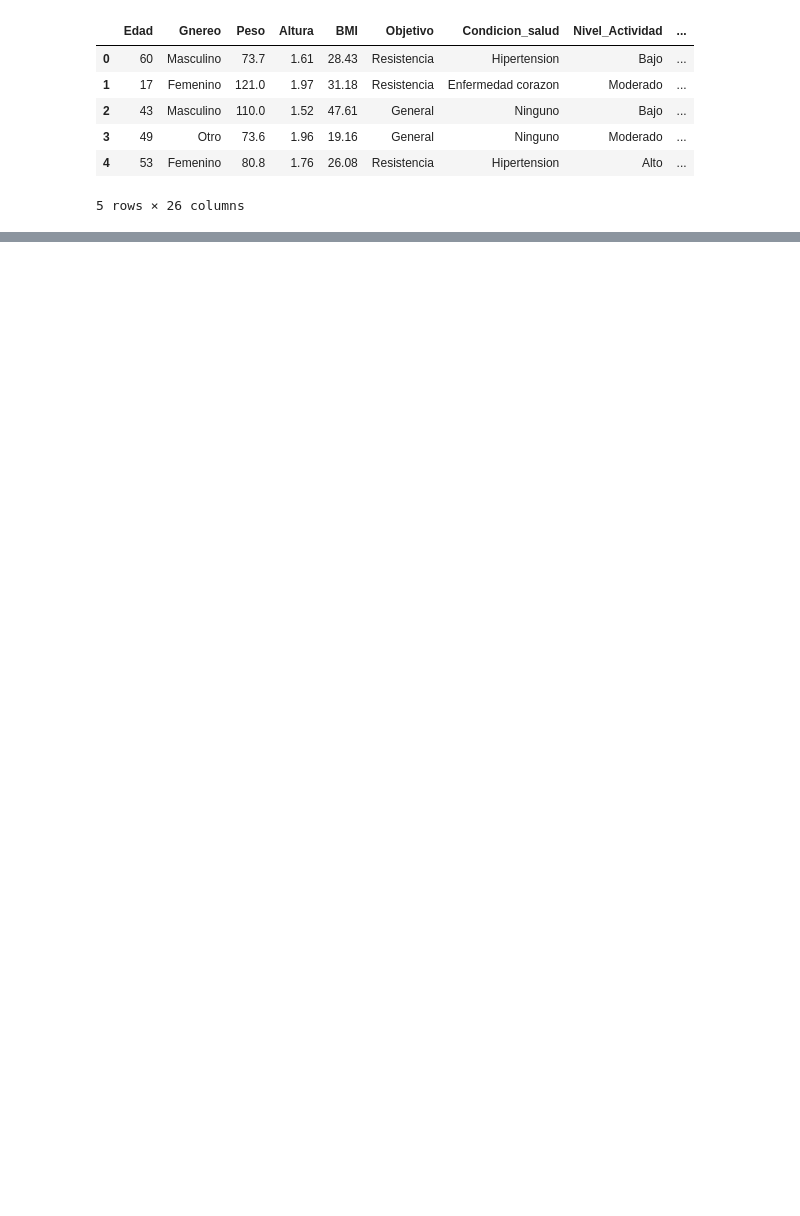
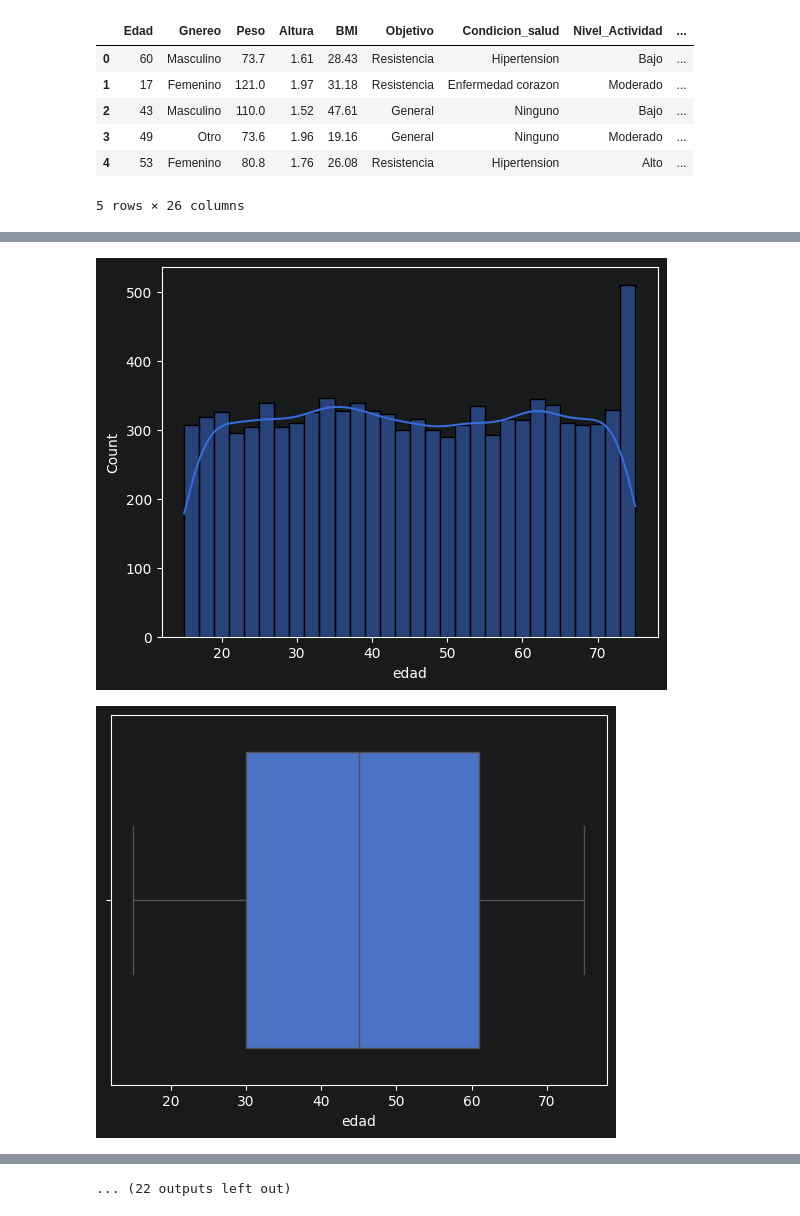
Before and after one commit to ML-2026-10/Lab3-Classfication, a Jupyter notebook: ml_lab3.ipynb, the cells around one changed output, grey strips where cells are left out. Drawn from its saved outputs; the diff is of its cells as text; code cells hidden in the pictures; blank space fills up the shorter version.

```diff
--- a/ml_lab3.ipynb
+++ b/ml_lab3.ipynb
@@ -21,7 +24,8 @@ import matplotlib.pyplot as plt
 import numpy as np
 # %%
 # Cargar los datos
-df = pd.read_csv(DATA_FILE, encoding='iso-8859-1', delimiter=';')
+data = pd.read_csv(DATA_FILE, encoding='iso-8859-1', delimiter=';')
+df = data.copy()
 df.head()
 # %% [output]
 |  | Edad | Gnereo | Peso | Altura | BMI | Objetivo | Condicion_salud | Nivel_Actividad | ... |
@@ -50,0 +59,4 @@ df.sample(5)
+# %%
+# Separación de variables numéricas y categóricas
+numerical_cols = df.select_dtypes(include=['number']).columns
+categorical_cols = df.select_dtypes(include=['str']).columns
@@ -50,0 +104,11 @@ df.sample(5)
+# %%
+# Gráficas de variables numéricas
+for col in numerical_cols:
+    sns.histplot(data=df, x=col, kde=True, bins=30)
+    plt.show()
+    # plt.figure(figsize=(8, 4))
+    sns.boxplot(x=df[col])
+    plt.show()
+# %% [output]
+[figure, added]
+[figure, added]
@@ -50,0 +125 @@ df.sample(5)
+... (22 outputs left out)
```
Also changed, not shown: parts of 14 cells of this notebook.
